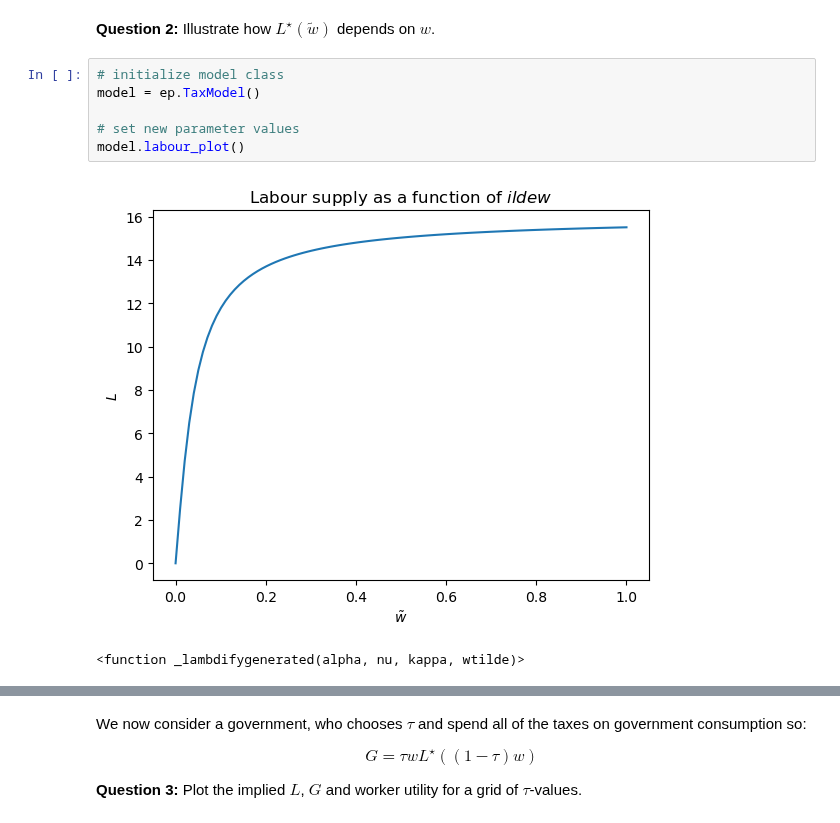
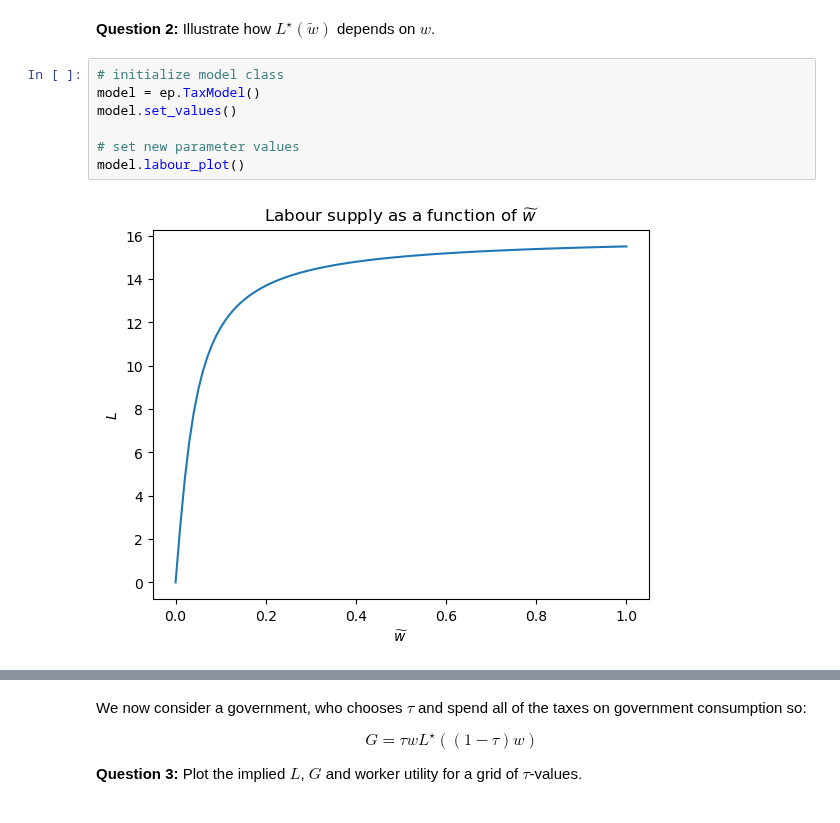
Before and after one commit to NumEconCopenhagen/projects-2023-valros, a Jupyter notebook: examproject/Exam-2023-notebook Johan.ipynb, the cells around one changed output, grey strips where cells are left out. Drawn from its saved outputs; the diff is of its cells as text.

Commit message:
added plot

```diff
--- a/examproject/Exam-2023-notebook Johan.ipynb
+++ b/examproject/Exam-2023-notebook Johan.ipynb
@@ -110,9 +77,9 @@ As should be verified.
 # %%
 # initialize model class
 model = ep.TaxModel()
+model.set_values()
 
 # set new parameter values
 model.labour_plot()
 # %% [output]
-[figure, old version]
+[figure, new version]
-<function _lambdifygenerated(alpha, nu, kappa, wtilde)>
```
Also changed, not shown: parts of 2 cells of this notebook, 1 other file.
